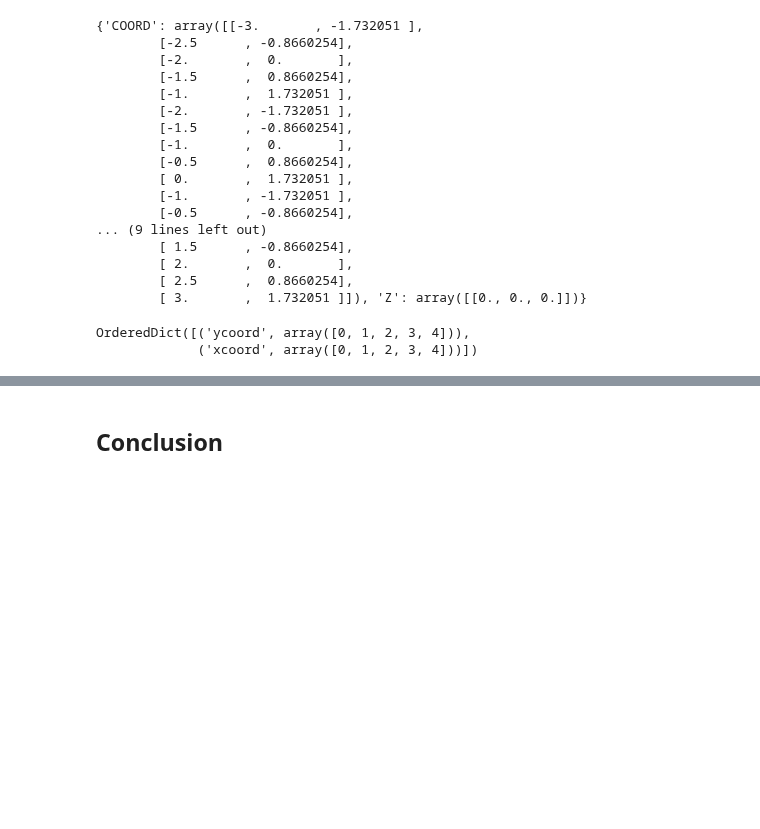
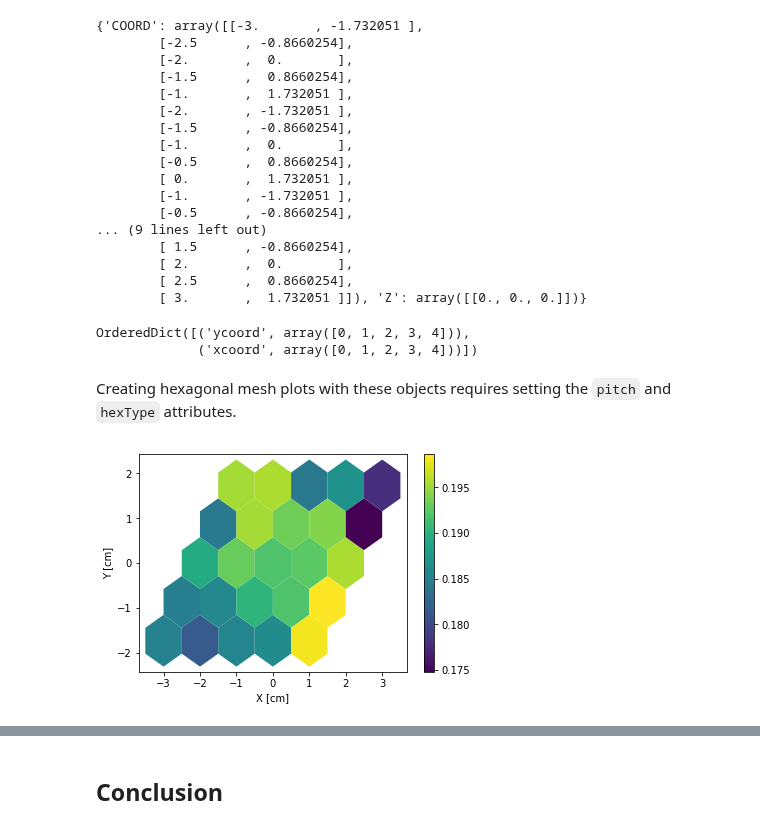
Before and after one commit to CORE-GATECH-GROUP/serpent-tools, a Jupyter notebook: examples/Detector.ipynb, the cells around one changed output, grey strips where cells are left out. Saved outputs shown, nothing was run; the diff lists cells and outputs as text; code cells hidden in the pictures; blank space fills up the shorter version.

Commit message:
DOC Update detector example notebook and doc
Include hexplot examples. Point limitations section towards
cylindrical plots

```diff
--- a/examples/Detector.ipynb
+++ b/examples/Detector.ipynb
@@ -333,3 +340,12 @@ hex2.indexes
 # %% [output]
 OrderedDict([('ycoord', array([0, 1, 2, 3, 4])),
              ('xcoord', array([0, 1, 2, 3, 4]))])
+# %% [markdown]
+Creating hexagonal mesh plots with these objects requires setting the `pitch` and `hexType` attributes.
+# %%
+hex2.pitch = 1
+hex2.hexType = 2
+# %%
+hex2.hexPlot();
+# %% [output]
+[figure, added]
```
Also changed, not shown: parts of 5 cells of this notebook, 3 other files.
